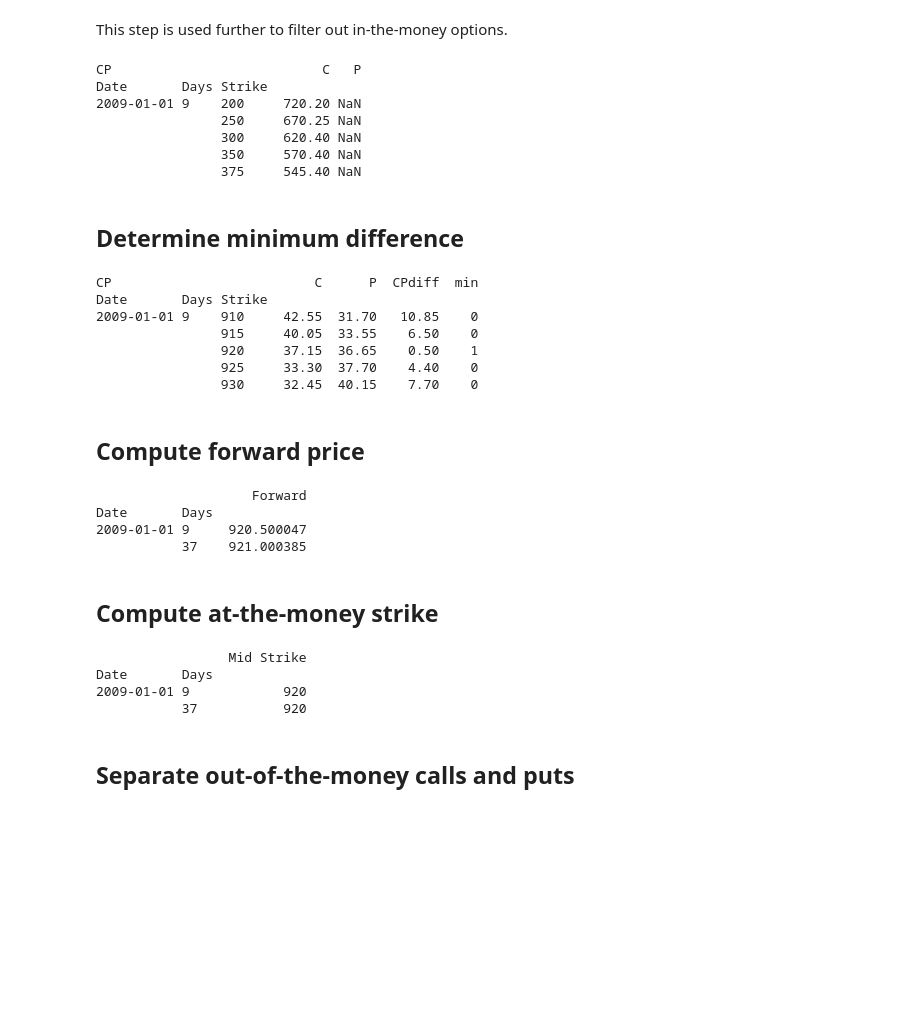
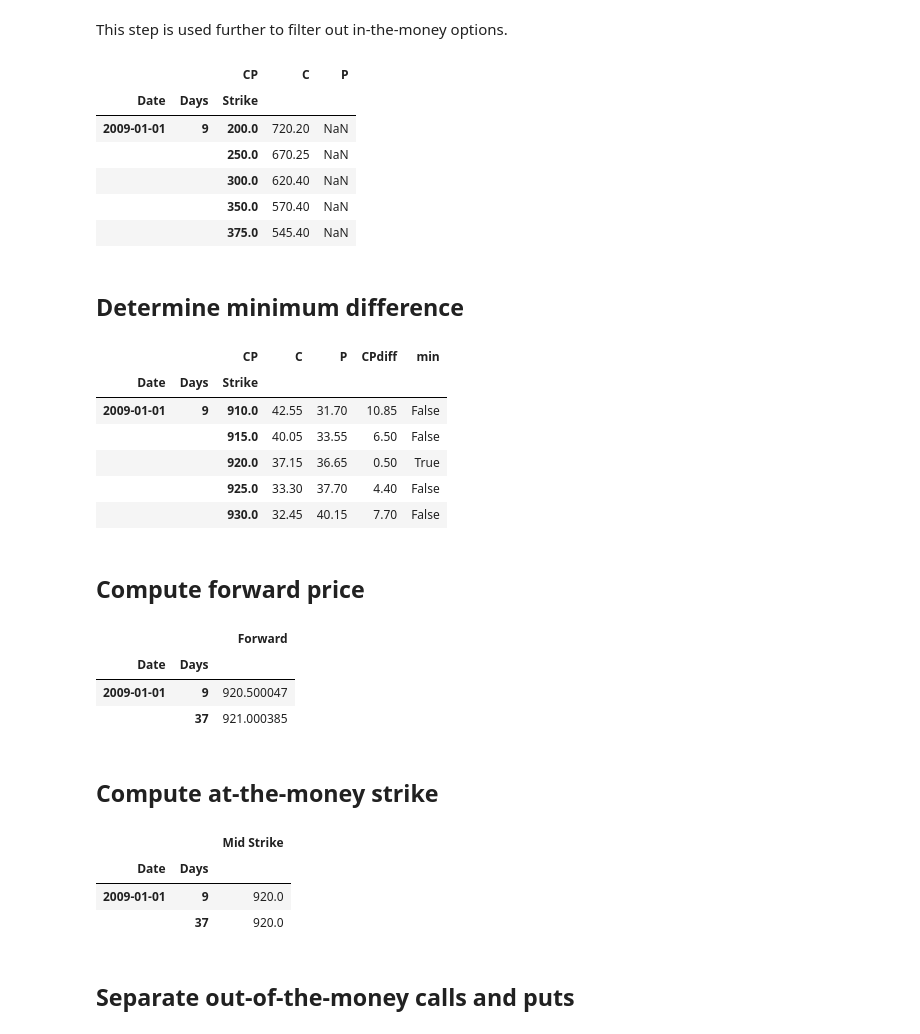
Before and after one commit to khrapovs/vix, a Jupyter notebook: notebooks/Replicate_VIXwite.ipynb, the cells around one changed output. Saved outputs shown, nothing was run; the diff lists cells and outputs as text; code cells hidden in the pictures; blank space fills up the shorter version.

```diff
--- a/notebooks/Replicate_VIXwite.ipynb
+++ b/notebooks/Replicate_VIXwite.ipynb
@@ -134,32 +116,32 @@ This step is used further to filter out in-the-money options.
 # %%
 options['Premium'] = (options['Bid'] + options['Ask']) / 2
 options2 = options[options['Bid'] > 0]['Premium'].unstack('CP')
-print options2.head()
+options2.head()
 # %% [output]
-CP                           C   P
-Date       Days Strike
-2009-01-01 9    200     720.20 NaN
-                250     670.25 NaN
-                300     620.40 NaN
-                350     570.40 NaN
-                375     545.40 NaN
+|  |  | CP | C | P |
+| Date | Days | Strike |  |  |
+| 2009-01-01 | 9 | 200.0 | 720.20 | NaN |
+|  |  | 250.0 | 670.25 | NaN |
+|  |  | 300.0 | 620.40 | NaN |
+|  |  | 350.0 | 570.40 | NaN |
+|  |  | 375.0 | 545.40 | NaN |
 # %% [markdown]
 ## Determine minimum difference
 # %%
 # Find the absolute difference
 options2['CPdiff'] = (options2['C'] - options2['P']).abs()
 # Mark the minimum for each date/term
 options2['min'] = options2['CPdiff'].groupby(level = ['Date','Days']).transform(lambda x: x == x.min())
 
-print options2.ix[(dt.date(2009,1,1),9,910):(dt.date(2009,1,1),9,930)]
+options2.loc[(dt.date(2009,1,1),9,910):(dt.date(2009,1,1),9,930)]
 # %% [output]
-CP                          C      P  CPdiff  min
-Date       Days Strike
-2009-01-01 9    910     42.55  31.70   10.85    0
-                915     40.05  33.55    6.50    0
-                920     37.15  36.65    0.50    1
-                925     33.30  37.70    4.40    0
-                930     32.45  40.15    7.70    0
+|  |  | CP | C | P | CPdiff | min |
+| Date | Days | Strike |  |  |  |  |
+| 2009-01-01 | 9 | 910.0 | 42.55 | 31.70 | 10.85 | False |
+|  |  | 915.0 | 40.05 | 33.55 | 6.50 | False |
+|  |  | 920.0 | 37.15 | 36.65 | 0.50 | True |
+|  |  | 925.0 | 33.30 | 37.70 | 4.40 | False |
+|  |  | 930.0 | 32.45 | 40.15 | 7.70 | False |
 # %% [markdown]
 ## Compute forward price
 # %%
@@ -173,12 +155,12 @@ df['Forward'] = df['CPdiff'] * np.exp(df['Rate'] * df['Days'] / 36500)
 df['Forward'] += df['Strike']
 forward = df.set_index(['Date','Days'])[['Forward']]
 
-print forward.head()
+forward.head()
 # %% [output]
-                    Forward
-Date       Days
-2009-01-01 9     920.500047
-           37    921.000385
+|  |  | Forward |
+| Date | Days |  |
+| 2009-01-01 | 9 | 920.500047 |
+|  | 37 | 921.000385 |
 # %% [markdown]
 ## Compute at-the-money strike
 # %%
@@ -189,12 +171,12 @@ df = ps.merge(left, forward, left_index = True, right_index = True)
 mid_strike = df[df['Strike'] < df['Forward']]['Strike'].groupby(level = ['Date','Days']).max()
 mid_strike = ps.DataFrame({'Mid Strike' : mid_strike})
 
-print mid_strike.head()
+mid_strike.head()
 # %% [output]
-                 Mid Strike
-Date       Days
-2009-01-01 9            920
-           37           920
+|  |  | Mid Strike |
+| Date | Days |  |
+| 2009-01-01 | 9 | 920.0 |
+|  | 37 | 920.0 |
 # %% [markdown]
 ## Separate out-of-the-money calls and puts
 # %%
```
Also changed, not shown: parts of 12 cells of this notebook.
